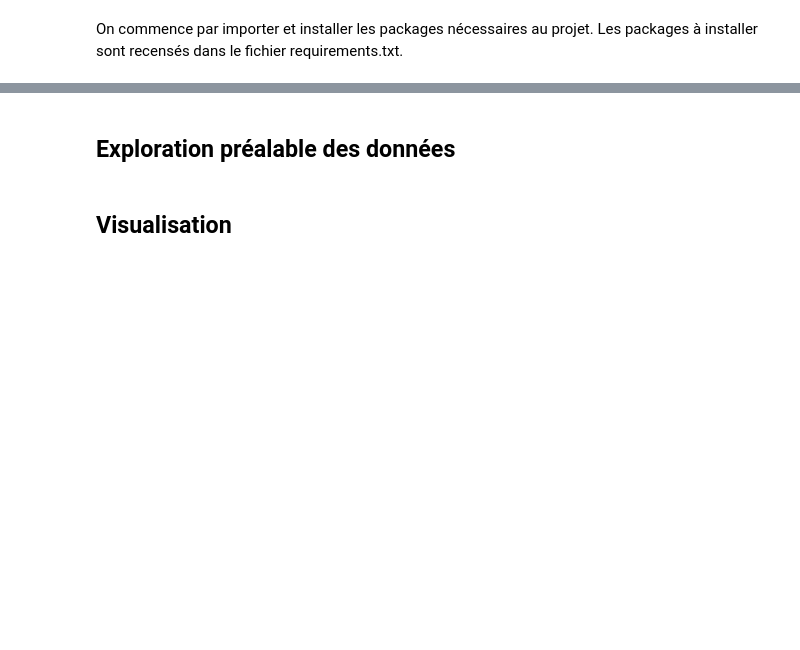
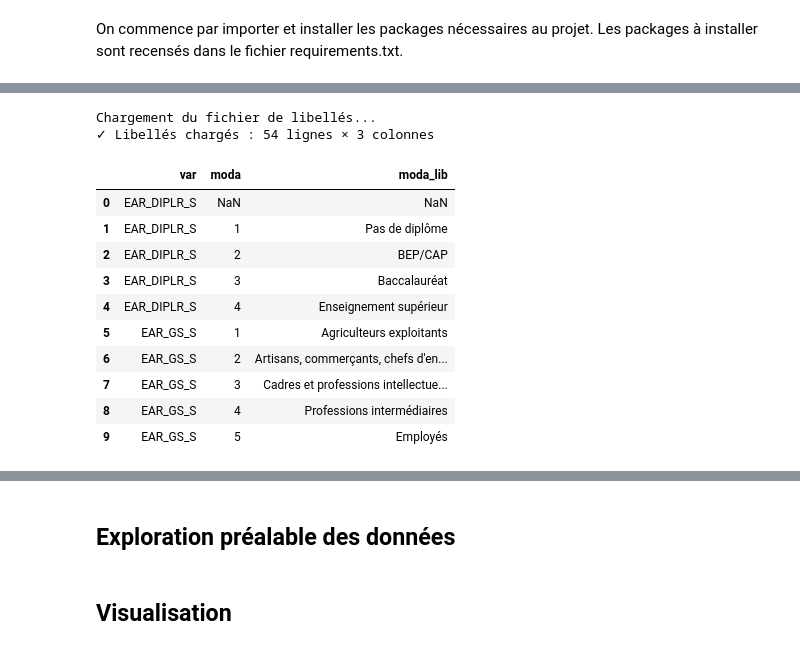
Before and after one commit to clemence-pinsard/projet_python_pour_datascience, a Jupyter notebook: projet.ipynb, the cells around one changed output, grey strips where cells are left out. Drawn from its saved outputs; the diff is of its cells as text; code cells hidden in the pictures; blank space fills up the shorter version.

```diff
--- a/projet.ipynb
+++ b/projet.ipynb
@@ -87,0 +37,13 @@ df.head()
+# %%
+# Identifiant du dataset DREES sur data.gouv.fr
+DATASET_ID = "inegalites-sociales-face-aux-maladies-chroniques-er-1243"
+
+# Requête sur l'API pour récupérer les métadonnées
+response = requests.get(f"https://www.data.gouv.fr/api/1/datasets/{DATASET_ID}/")
+metadata = response.json()
+
+# Affichage des ressources disponibles dans ce dataset
+print(f"Titre : {metadata['title']}")
+print(f"\nRessources disponibles ({len(metadata['resources'])}) :")
+for r in metadata['resources']:
+    print(f"  - {r['title']} | format : {r['format']} | url : {r['url']}")
@@ -87,0 +60,9 @@ df.head()
+# %%
+# Extraction des URLs par format
+urls = {r['format']: r['url'] for r in metadata['resources']}
+
+URL_CSV    = urls.get('csv')
+URL_LABELS = urls.get('vnd.openxmlformats-officedocument.spreadsheetml.sheet')
+
+print(f"URL CSV    : {URL_CSV}")
+print(f"URL LABELS : {URL_LABELS}")
@@ -87,0 +94,21 @@ df.head()
+# %%
+print("Chargement du fichier de libellés...")
+response_labels = requests.get(URL_LABELS)
+labels = pd.read_excel(BytesIO(response_labels.content))
+
+print(f"✓ Libellés chargés : {labels.shape[0]} lignes × {labels.shape[1]} colonnes")
+labels.head(10)
+# %% [output]
+Chargement du fichier de libellés...
+✓ Libellés chargés : 54 lignes × 3 colonnes
+|  | var | moda | moda_lib |
+| 0 | EAR_DIPLR_S | NaN | NaN |
+| 1 | EAR_DIPLR_S | 1 | Pas de diplôme |
+| 2 | EAR_DIPLR_S | 2 | BEP/CAP |
+| 3 | EAR_DIPLR_S | 3 | Baccalauréat |
+| 4 | EAR_DIPLR_S | 4 | Enseignement supérieur |
+| 5 | EAR_GS_S | 1 | Agriculteurs exploitants |
+| 6 | EAR_GS_S | 2 | Artisans, commerçants, chefs d'en... |
+| 7 | EAR_GS_S | 3 | Cadres et professions intellectue... |
+| 8 | EAR_GS_S | 4 | Professions intermédiaires |
+| 9 | EAR_GS_S | 5 | Employés |
```
Also changed, not shown: parts of 29 cells of this notebook, 2 other files.
